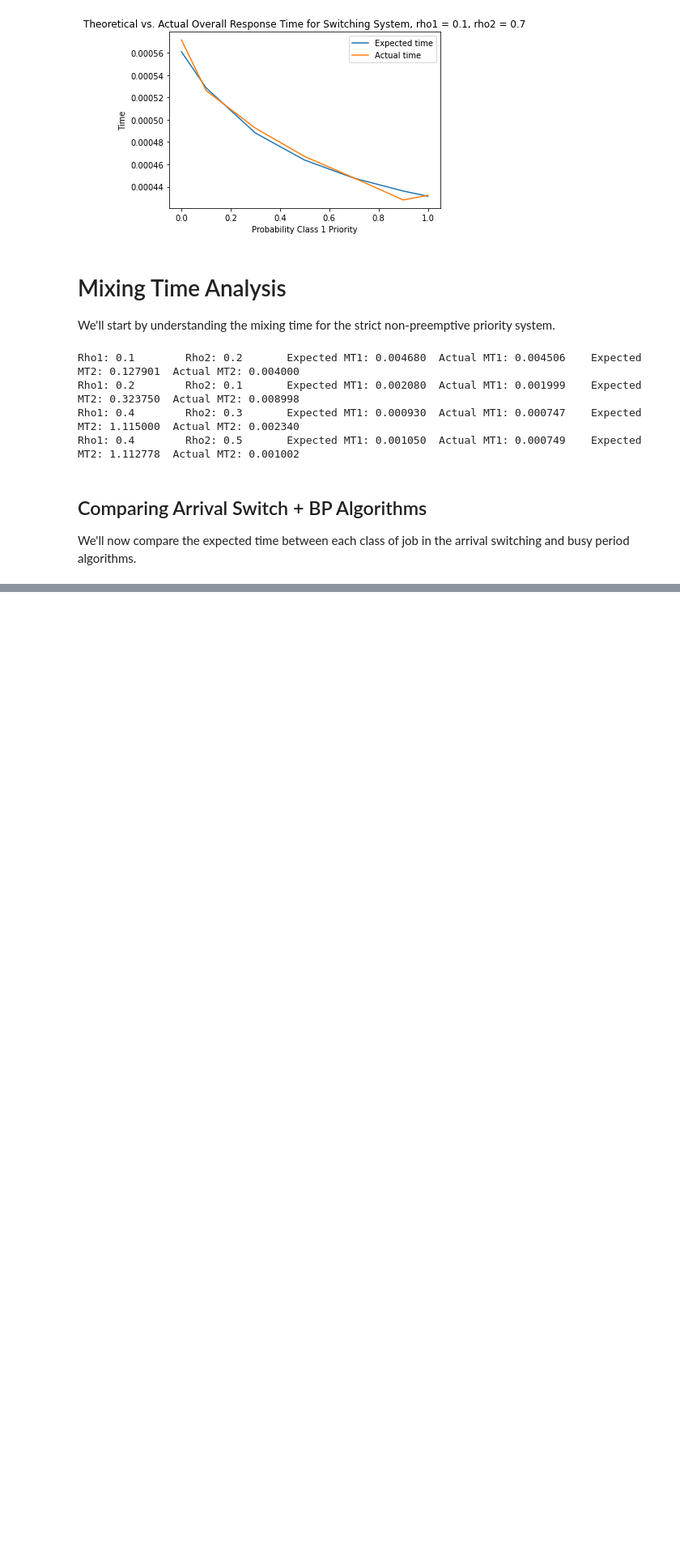
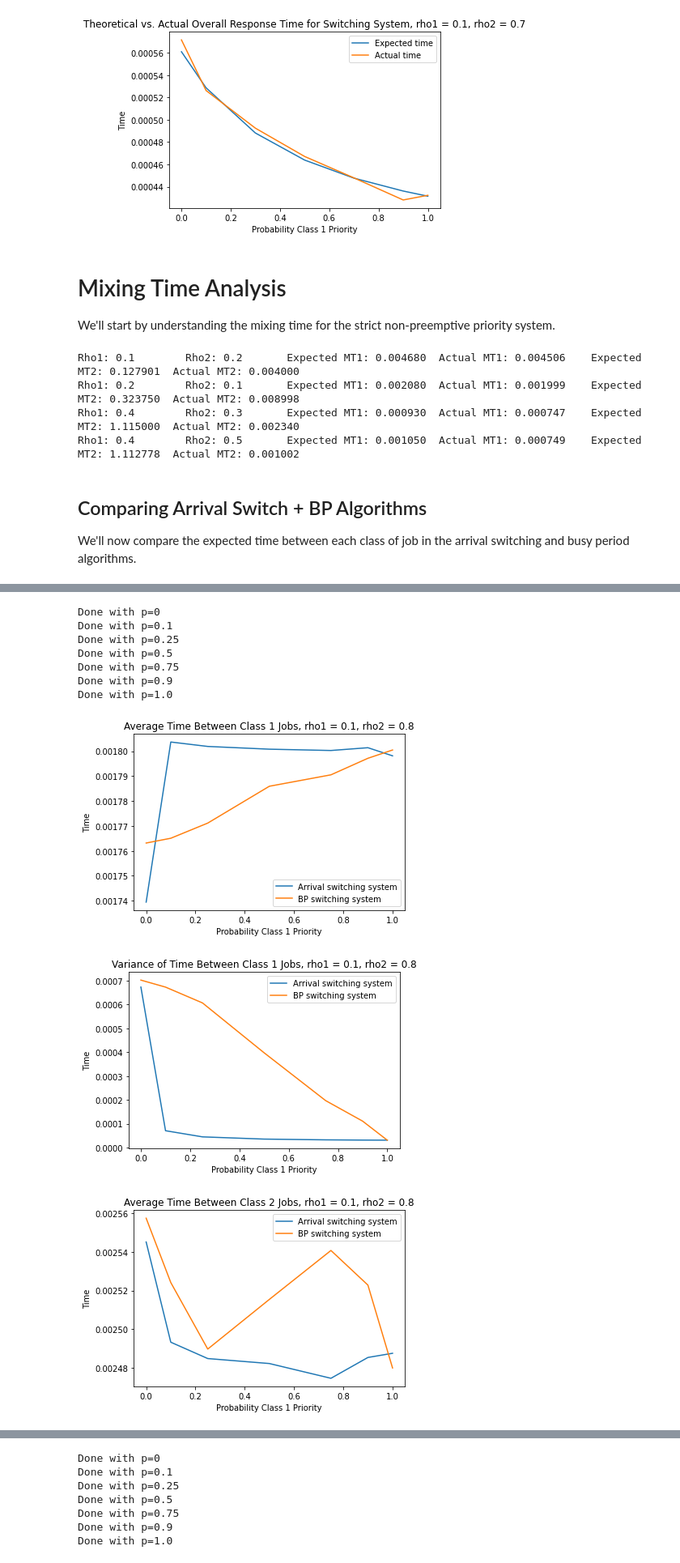
Before and after one commit to vchowdhary/HybridPrioritySimulations, a Jupyter notebook: plots.ipynb, the cells around one changed output, grey strips where cells are left out. Shown at 81% size. Cells and saved outputs as stored; diff of their text form; code cells hidden in the pictures; blank space fills up the shorter version.

```diff
--- a/plots.ipynb
+++ b/plots.ipynb
@@ -561,0 +596,14 @@ KeyboardInterrupt:
+# %%
+for (rho1, rho2) in [(0.1, 0.8), (0.1, 0.2), (0.3, 0.4), (0.4, 0.4), (0.1, 0.1), (0.3, 0.2), (0.7, 0.2)]:
+    make_mixing_time_plots(200, 800, rho1, rho2, 5000, 100)
+# %% [output]
+Done with p=0
+Done with p=0.1
+Done with p=0.25
+Done with p=0.5
+Done with p=0.75
+Done with p=0.9
+Done with p=1.0
+[figure, added]
+[figure, added]
+[figure, added]
@@ -561,0 +611,7 @@ KeyboardInterrupt:
+Done with p=0
+Done with p=0.1
+Done with p=0.25
+Done with p=0.5
+Done with p=0.75
+Done with p=0.9
+Done with p=1.0
```
Also changed, not shown: parts of 5 cells of this notebook, 5 other files.
